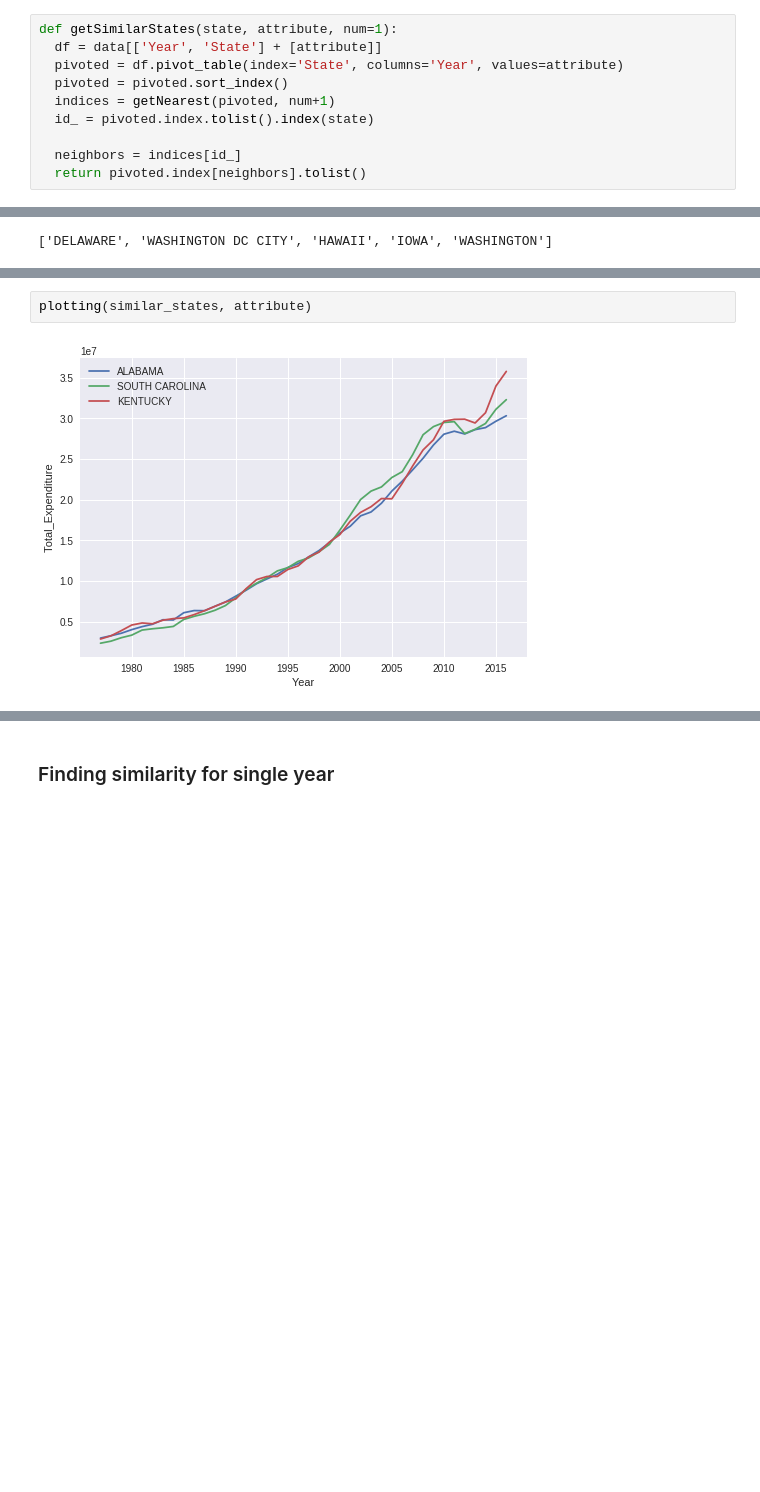
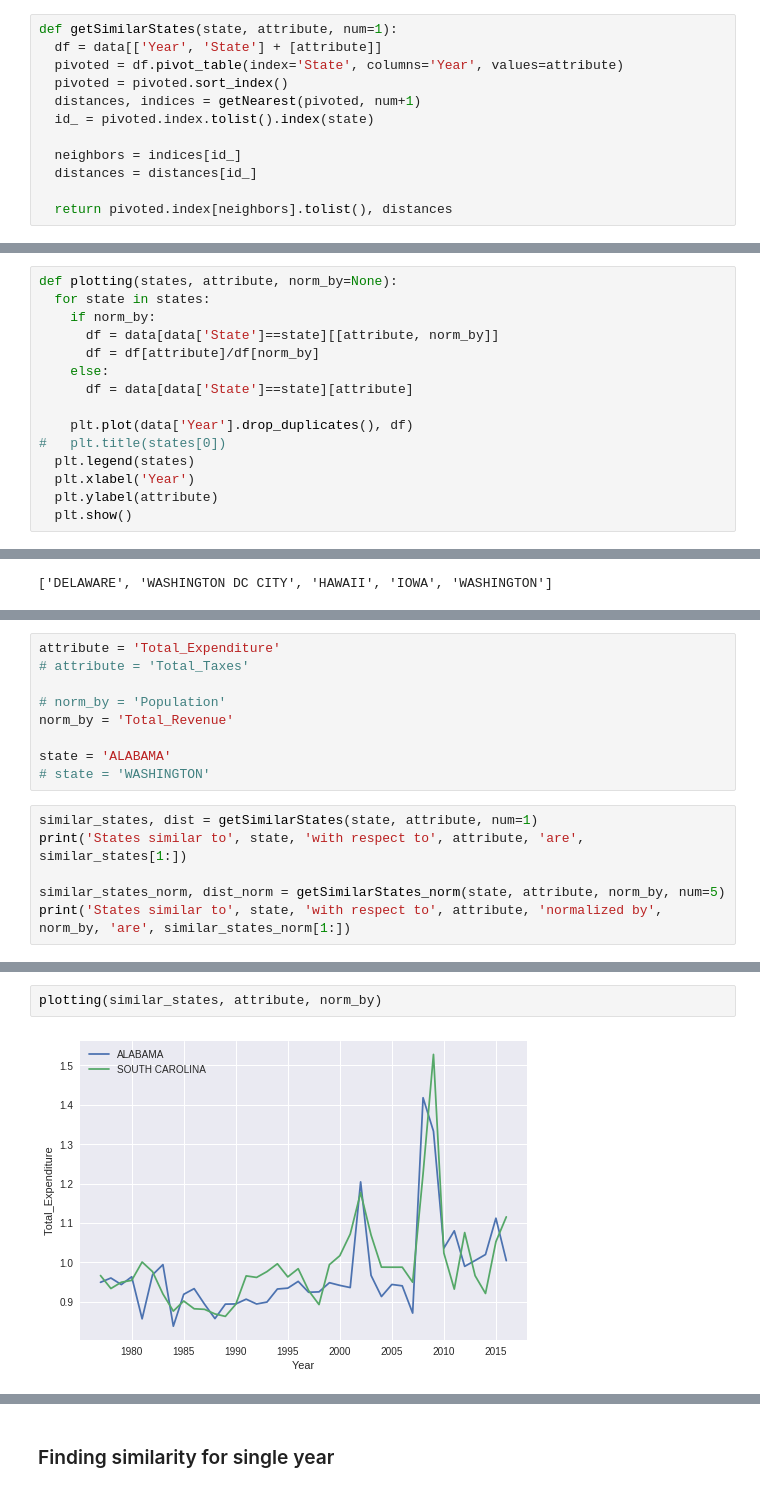
Before and after one commit to TruthTreeASD/ml, a Jupyter notebook: ASD_clustering1.ipynb, the cells around one changed output, grey strips where cells are left out. Drawn from its saved outputs; the diff is of its cells as text; blank space fills up the shorter version.

```diff
--- a/ASD_clustering1.ipynb
+++ b/ASD_clustering1.ipynb
@@ -76,9 +59,11 @@ def getSimilarStates(state, attribute, num=1):
   df = data[['Year', 'State'] + [attribute]]
   pivoted = df.pivot_table(index='State', columns='Year', values=attribute)
   pivoted = pivoted.sort_index()
-  indices = getNearest(pivoted, num+1)
+  distances, indices = getNearest(pivoted, num+1)
   id_ = pivoted.index.tolist().index(state)
 
   neighbors = indices[id_]
-  return pivoted.index[neighbors].tolist()
+  distances = distances[id_]
+
+  return pivoted.index[neighbors].tolist(), distances
 # %%
@@ -115,2 +116,17 @@ def plotting(states, attribute):
+# %%
+def plotting(states, attribute, norm_by=None):
+  for state in states:
+    if norm_by:
+      df = data[data['State']==state][[attribute, norm_by]]
+      df = df[attribute]/df[norm_by]
+    else:
+      df = data[data['State']==state][attribute]
+
+    plt.plot(data['Year'].drop_duplicates(), df)
+#   plt.title(states[0])
+  plt.legend(states)
+  plt.xlabel('Year')
+  plt.ylabel(attribute)
+  plt.show()
 # %% [markdown]
 ### Finding similarity based on time series for a particular attribute
@@ -187,0 +142,15 @@ States similar to ALABAMA with respect to Total_Expenditure are ['SOUTH CAROLINA
+# %%
+attribute = 'Total_Expenditure'
+# attribute = 'Total_Taxes'
+
+# norm_by = 'Population'
+norm_by = 'Total_Revenue'
+
+state = 'ALABAMA'
+# state = 'WASHINGTON'
+# %%
+similar_states, dist = getSimilarStates(state, attribute, num=1)
+print('States similar to', state, 'with respect to', attribute, 'are', similar_states[1:])
+
+similar_states_norm, dist_norm = getSimilarStates_norm(state, attribute, norm_by, num=5)
+print('States similar to', state, 'with respect to', attribute, 'normalized by', norm_by, 'are', similar_states_norm[1:])
@@ -188,4 +160,4 @@ States similar to ALABAMA with respect to Total_Expenditure are ['SOUTH CAROLINA
 # %%
-plotting(similar_states, attribute)
+plotting(similar_states, attribute, norm_by)
 # %% [output]
-[figure, old version]
+[figure, new version]
```
Also changed, not shown: parts of 20 cells of this notebook.
